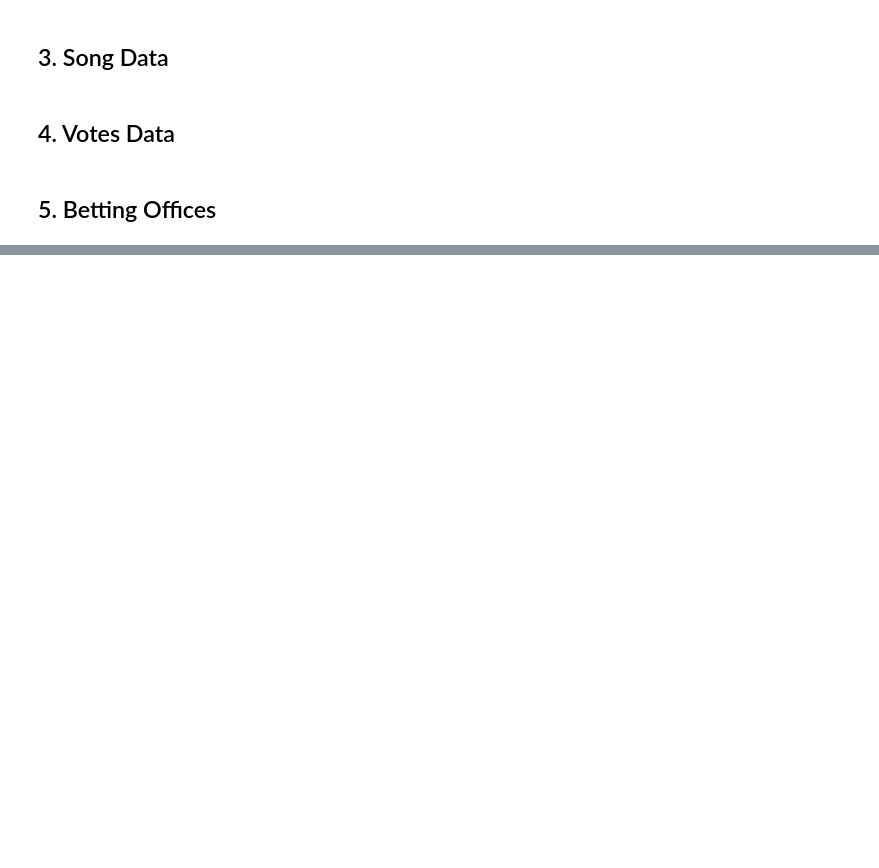
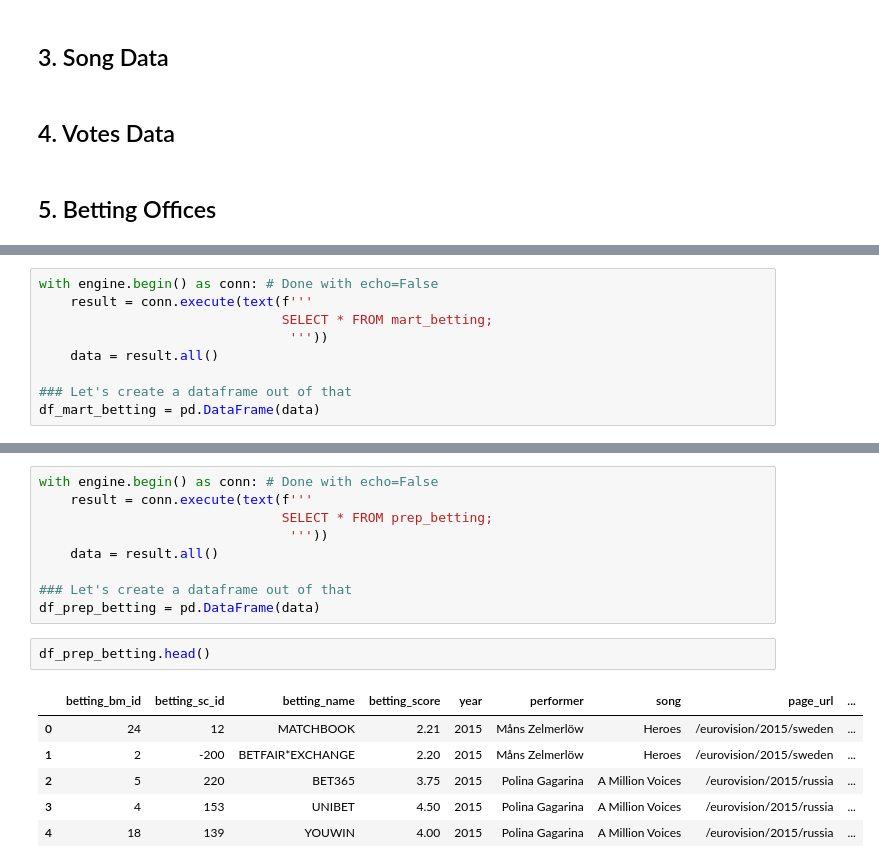
Before and after one commit to awamboldt/Alex_Ayla_Neringa, a Jupyter notebook: Ayla/summary_stats.ipynb, the cells around one changed output, grey strips where cells are left out. Drawn from its saved outputs; the diff is of its cells as text; blank space fills up the shorter version.

```diff
--- a/Ayla/summary_stats.ipynb
+++ b/Ayla/summary_stats.ipynb
@@ -177,0 +333,9 @@ RangeIndex(start=0, stop=14, step=1)
+# %%
+with engine.begin() as conn: # Done with echo=False
+    result = conn.execute(text(f'''
+                               SELECT * FROM mart_betting;
+                                '''))
+    data = result.all()
+
+### Let's create a dataframe out of that
+df_mart_betting = pd.DataFrame(data)
@@ -177,0 +407,18 @@ RangeIndex(start=0, stop=14, step=1)
+# %%
+with engine.begin() as conn: # Done with echo=False
+    result = conn.execute(text(f'''
+                               SELECT * FROM prep_betting;
+                                '''))
+    data = result.all()
+
+### Let's create a dataframe out of that
+df_prep_betting = pd.DataFrame(data)
+# %%
+df_prep_betting.head()
+# %% [output]
+|  | betting_bm_id | betting_sc_id | betting_name | betting_score | year | performer | song | page_url | ... |
+| 0 | 24 | 12 | MATCHBOOK | 2.21 | 2015 | Måns Zelmerlöw | Heroes | /eurovision/2015/sweden | ... |
+| 1 | 2 | -200 | BETFAIR*EXCHANGE | 2.20 | 2015 | Måns Zelmerlöw | Heroes | /eurovision/2015/sweden | ... |
+| 2 | 5 | 220 | BET365 | 3.75 | 2015 | Polina Gagarina | A Million Voices | /eurovision/2015/russia | ... |
+| 3 | 4 | 153 | UNIBET | 4.50 | 2015 | Polina Gagarina | A Million Voices | /eurovision/2015/russia | ... |
+| 4 | 18 | 139 | YOUWIN | 4.00 | 2015 | Polina Gagarina | A Million Voices | /eurovision/2015/russia | ... |
```
Also changed, not shown: parts of 33 cells of this notebook.
